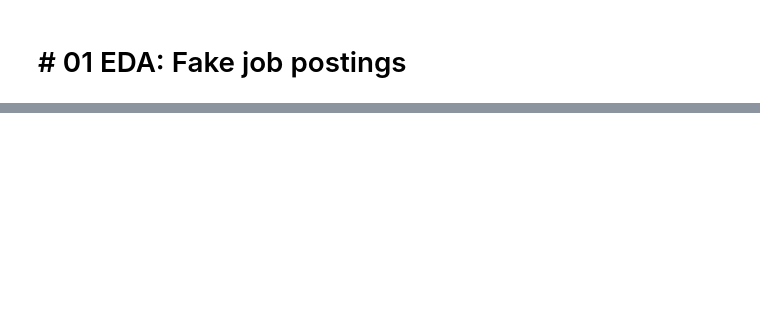
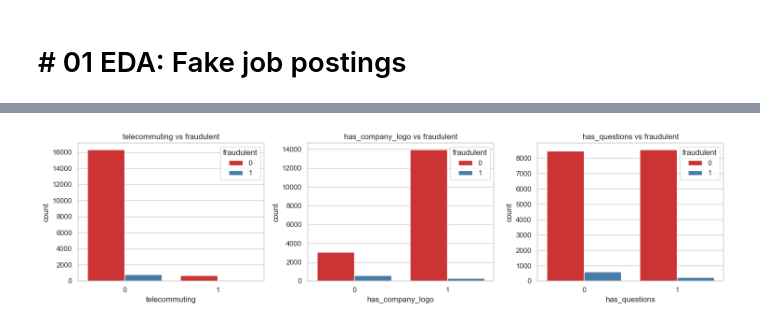
Before and after one commit to SushmithaDurai/IDSE-Project-Fake-Job-posting-Detection, a Jupyter notebook: notebooks/01_eda.ipynb, the cells around one changed output, grey strips where cells are left out. Cells and saved outputs as stored; diff of their text form; code cells hidden in the pictures; blank space fills up the shorter version.

```diff
--- a/notebooks/01_eda.ipynb
+++ b/notebooks/01_eda.ipynb
@@ -138,10 +2,0 @@ Name: fraudulent, dtype: float64
-# %%
-# Fake rate by the existing binary columns
-for col in ["has_company_logo", "telecommuting", "has_questions"]:
-    print(col)
-    print((df.groupby(col)["fraudulent"].mean() * 100).round(2), "\n")
-
-print(df["telecommuting"].value_counts())  # how reliable is the remote rate?
-
-# Do logo and profile overlap?
-print(pd.crosstab(df["has_company_logo"], df["has_company_profile"], normalize="index").round(2))
@@ -319,13 +2,0 @@ save_fig(fig, "03_description_length")
-# %%
-# Plot 4: country (top 8 by number of postings)
-top = df["country"].value_counts().head(8).index
-n = df["country"].value_counts()[top]
-rates = (df[df["country"].isin(top)].groupby("country")["fraudulent"].mean() * 100).sort_values()
-
-fig, ax = plt.subplots(figsize=(7, 4))
-ax.barh([f"{c} (n={n[c]:,})" for c in rates.index], rates.values, color="#4C78A8")
-ax.axvline(overall, ls="--", color="grey")
-ax.set_xlabel("Fake rate (%)")
-ax.set_title("Fake rate by country (top 8 by postings)")
-plt.tight_layout()
-save_fig(fig, "04_country")
@@ -355,0 +121,12 @@ Saved: ..\data\jobs_clean.csv | rows: 17599
+# %%
+# Cell 9: Binary columns vs fraudulent
+bin_cols = ["telecommuting", "has_company_logo", "has_questions"]
+
+fig, axes = plt.subplots(1, 3, figsize=(15, 4))
+for ax, col in zip(axes, bin_cols):
+    sns.countplot(x=col, hue="fraudulent", data=df, ax=ax, palette="Set1")
+    ax.set_title(col + " vs fraudulent")
+plt.tight_layout()
+plt.show()
+# %% [output]
+[figure, added]
```
Also changed, not shown: parts of 49 cells of this notebook, 9 other files.
